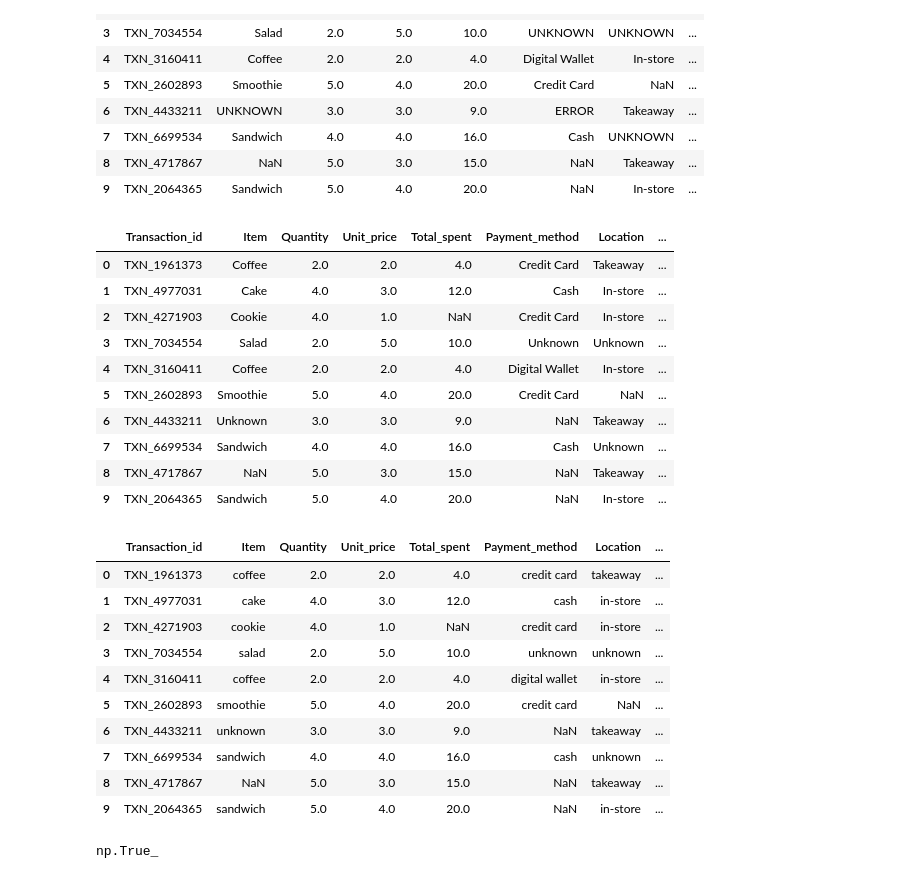
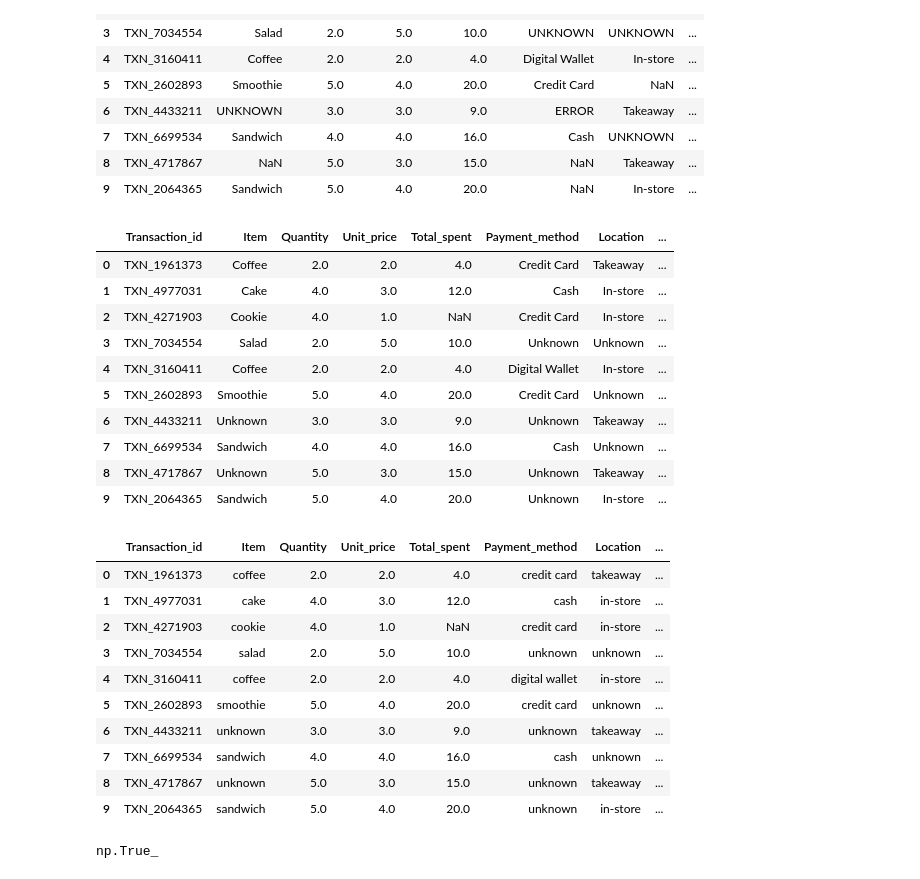
Before and after one commit to augustus-somtochukwu-umeh/Assignment_2, a Jupyter notebook: cafe_sales.ipynb, the cells around one changed output. Drawn from its saved outputs; the diff is of its cells as text; code cells hidden in the pictures.

```diff
--- a/cafe_sales.ipynb
+++ b/cafe_sales.ipynb
@@ -100,23 +100,24 @@ cafe.head(10)
 # %%
 catg_cols=['Item', 'Payment_method', 'Location']
 cafe[catg_cols] = cafe[catg_cols].replace({
-    'ERROR': np.nan,
-    " ": np.nan,
+    'ERROR': 'Unknown',
+    " ": 'Unknown',
+    np.nan: 'Unknown',
     'UNKNOWN': 'Unknown'
 })
 cafe.head(10)
 # %% [output]
 |  | Transaction_id | Item | Quantity | Unit_price | Total_spent | Payment_method | Location | ... |
 | 0 | TXN_1961373 | Coffee | 2.0 | 2.0 | 4.0 | Credit Card | Takeaway | ... |
 | 1 | TXN_4977031 | Cake | 4.0 | 3.0 | 12.0 | Cash | In-store | ... |
 | 2 | TXN_4271903 | Cookie | 4.0 | 1.0 | NaN | Credit Card | In-store | ... |
 | 3 | TXN_7034554 | Salad | 2.0 | 5.0 | 10.0 | Unknown | Unknown | ... |
 | 4 | TXN_3160411 | Coffee | 2.0 | 2.0 | 4.0 | Digital Wallet | In-store | ... |
-| 5 | TXN_2602893 | Smoothie | 5.0 | 4.0 | 20.0 | Credit Card | NaN | ... |
-| 6 | TXN_4433211 | Unknown | 3.0 | 3.0 | 9.0 | NaN | Takeaway | ... |
+| 5 | TXN_2602893 | Smoothie | 5.0 | 4.0 | 20.0 | Credit Card | Unknown | ... |
+| 6 | TXN_4433211 | Unknown | 3.0 | 3.0 | 9.0 | Unknown | Takeaway | ... |
 | 7 | TXN_6699534 | Sandwich | 4.0 | 4.0 | 16.0 | Cash | Unknown | ... |
-| 8 | TXN_4717867 | NaN | 5.0 | 3.0 | 15.0 | NaN | Takeaway | ... |
-| 9 | TXN_2064365 | Sandwich | 5.0 | 4.0 | 20.0 | NaN | In-store | ... |
+| 8 | TXN_4717867 | Unknown | 5.0 | 3.0 | 15.0 | Unknown | Takeaway | ... |
+| 9 | TXN_2064365 | Sandwich | 5.0 | 4.0 | 20.0 | Unknown | In-store | ... |
 # %%
 cafe[catg_cols] = cafe[catg_cols].apply(lambda col: col.str.lower())
 cafe.head(10)
@@ -127,11 +128,11 @@ cafe.head(10)
 | 2 | TXN_4271903 | cookie | 4.0 | 1.0 | NaN | credit card | in-store | ... |
 | 3 | TXN_7034554 | salad | 2.0 | 5.0 | 10.0 | unknown | unknown | ... |
 | 4 | TXN_3160411 | coffee | 2.0 | 2.0 | 4.0 | digital wallet | in-store | ... |
-| 5 | TXN_2602893 | smoothie | 5.0 | 4.0 | 20.0 | credit card | NaN | ... |
-| 6 | TXN_4433211 | unknown | 3.0 | 3.0 | 9.0 | NaN | takeaway | ... |
+| 5 | TXN_2602893 | smoothie | 5.0 | 4.0 | 20.0 | credit card | unknown | ... |
+| 6 | TXN_4433211 | unknown | 3.0 | 3.0 | 9.0 | unknown | takeaway | ... |
 | 7 | TXN_6699534 | sandwich | 4.0 | 4.0 | 16.0 | cash | unknown | ... |
-| 8 | TXN_4717867 | NaN | 5.0 | 3.0 | 15.0 | NaN | takeaway | ... |
-| 9 | TXN_2064365 | sandwich | 5.0 | 4.0 | 20.0 | NaN | in-store | ... |
+| 8 | TXN_4717867 | unknown | 5.0 | 3.0 | 15.0 | unknown | takeaway | ... |
+| 9 | TXN_2064365 | sandwich | 5.0 | 4.0 | 20.0 | unknown | in-store | ... |
 # %%
 valid_rows = cafe[['Quantity','Unit_price','Total_spent']].notna().all(axis=1)
 
```
Also changed, not shown: parts of 13 cells of this notebook.
